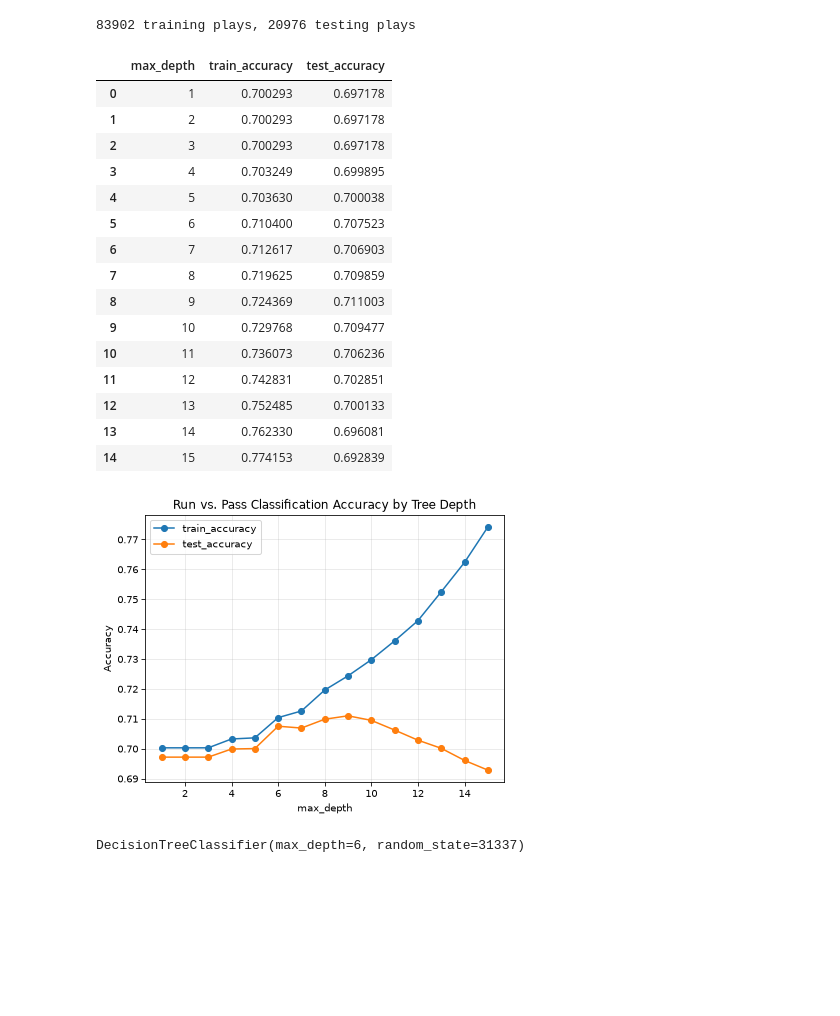
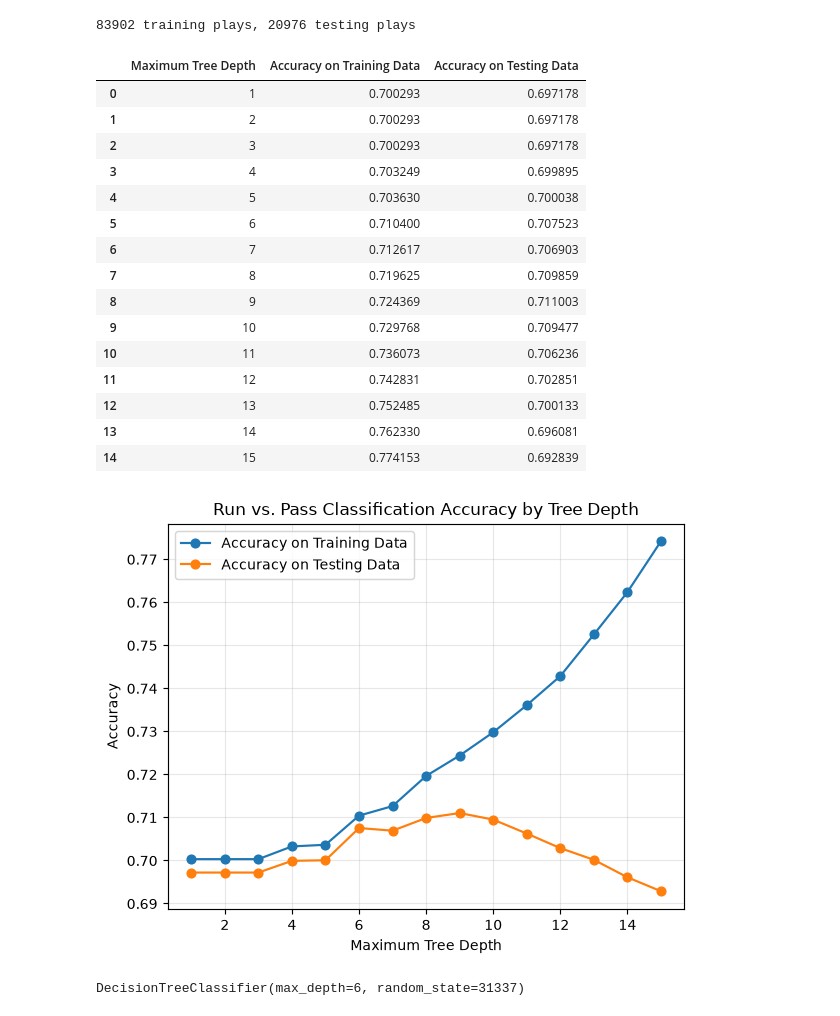
Before and after one commit to smclean2/NFL-Playcalling-Analysis-Repository, a Jupyter notebook: playcallingNFLsupervisedAnalysis.ipynb, the cells around one changed output. Saved outputs shown, nothing was run; the diff lists cells and outputs as text; code cells hidden in the pictures; blank space fills up the shorter version.

```diff
--- a/playcallingNFLsupervisedAnalysis.ipynb
+++ b/playcallingNFLsupervisedAnalysis.ipynb
@@ -74,39 +74,39 @@ print(f'{len(x_train)} training plays, {len(x_test)} testing plays')
 tree_rows = []
 for depth in range(1, 16):
     model = DecisionTreeClassifier(max_depth=depth, random_state=31337)
     model.fit(x_train, y_train)
 
     tree_rows.append({
-        "max_depth": depth,
-        "train_accuracy": accuracy_score(y_train, model.predict(x_train)),
-        "test_accuracy": accuracy_score(y_test, model.predict(x_test)),
+        "Maximum Tree Depth": depth,
+        "Accuracy on Training Data": accuracy_score(y_train, model.predict(x_train)),
+        "Accuracy on Testing Data": accuracy_score(y_test, model.predict(x_test)),
     })
 
 tree_df = pd.DataFrame(tree_rows)
 display(tree_df)
 
-tree_df.plot(x="max_depth", y=["train_accuracy", "test_accuracy"], marker="o", ylabel="Accuracy")
+tree_df.plot(x="Maximum Tree Depth", y=["Accuracy on Training Data", "Accuracy on Testing Data"], marker="o", ylabel="Accuracy")
 plt.title("Run vs. Pass Classification Accuracy by Tree Depth")
 plt.grid(True, alpha=0.3)
 plt.show()
 # %% [output]
-|  | max_depth | train_accuracy | test_accuracy |
+|  | Maximum Tree Depth | Accuracy on Training Data | Accuracy on Testing Data |
 | 0 | 1 | 0.700293 | 0.697178 |
 | 1 | 2 | 0.700293 | 0.697178 |
 | 2 | 3 | 0.700293 | 0.697178 |
 | 3 | 4 | 0.703249 | 0.699895 |
 | 4 | 5 | 0.703630 | 0.700038 |
 | 5 | 6 | 0.710400 | 0.707523 |
 | 6 | 7 | 0.712617 | 0.706903 |
 | 7 | 8 | 0.719625 | 0.709859 |
 | 8 | 9 | 0.724369 | 0.711003 |
 | 9 | 10 | 0.729768 | 0.709477 |
 | 10 | 11 | 0.736073 | 0.706236 |
 | 11 | 12 | 0.742831 | 0.702851 |
 | 12 | 13 | 0.752485 | 0.700133 |
 | 13 | 14 | 0.762330 | 0.696081 |
 | 14 | 15 | 0.774153 | 0.692839 |
-[figure, old version]
+[figure, new version]
 # %%
 # 6. Final Model Decision
 final_model = DecisionTreeClassifier(max_depth=6, random_state=31337)
```
Also changed, not shown: parts of 1 cell of this notebook.
